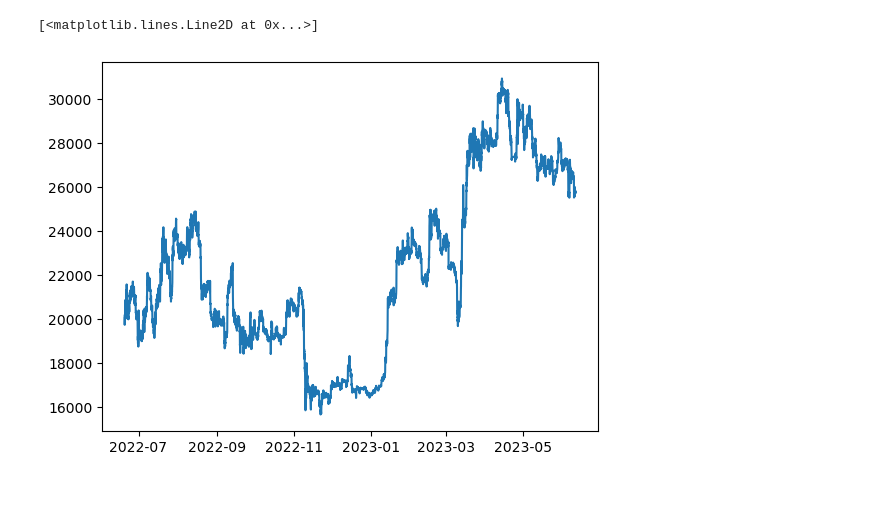
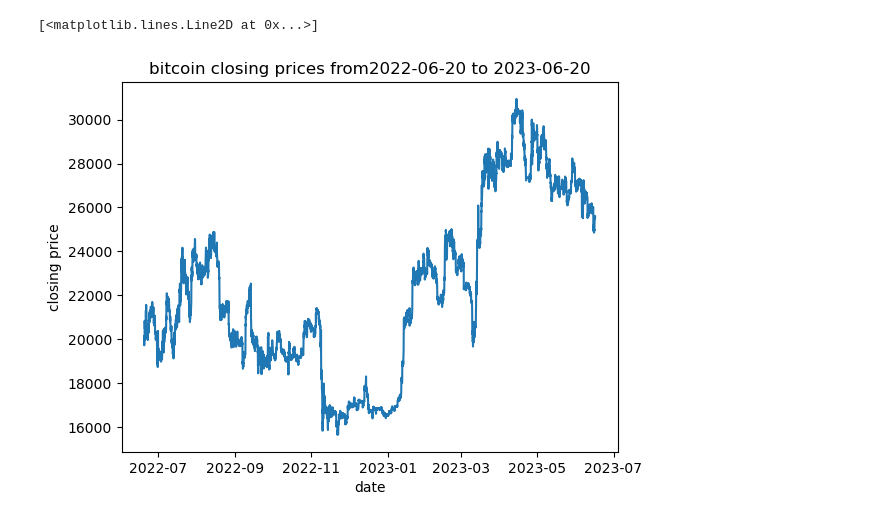
Before and after one commit to MohammadAsadolahi/Reinforcement-learning-algorithm-Deep-Q-learning-for-cryptocurrency-trading, a Jupyter notebook: deep-q-learning-for-cryptocurrency-trading.ipynb, the cells around one changed output. Cells and saved outputs as stored; diff of their text form; code cells hidden in the pictures; blank space fills up the shorter version.

Commit message:
Update deep-q-learning-for-cryptocurrency-trading.ipynb
action space generation has been added
plots metadata has been added

```diff
--- a/deep-q-learning-for-cryptocurrency-trading.ipynb
+++ b/deep-q-learning-for-cryptocurrency-trading.ipynb
@@ -32,15 +30,20 @@ Successfully installed multitasking-0.0.11 yfinance-0.2.20
 WARNING: Running pip as the 'root' user can result in broken permissions and conflicting behaviour with the system package manager. It is recommended to use a virtual environment instead: https://pip. ...
 # %%
 Crypto_name = ["BTC-USD"] # replace with other crypto currency e.g. "ETH-USD" 'XRP-USD' "LTC-USD"
+start_date="2022-06-20"
+end_date='2023-06-20'
 closing_price=pd.DataFrame()
 for i in Crypto_name:
     data= yf.Ticker(i)
-    data = data.history(start="2022-06-20" , end='2023-06-20',interval="1h")
+    data = data.history(start=start_date , end=end_date,interval="1h")
     colse=pd.DataFrame(data.Close)
     closing_price[i] = colse
 # %%
 # plot the closing price changes in the given period
+plt.xlabel("date")
+plt.ylabel("closing price")
+plt.title(f"bitcoin closing prices from{start_date} to {end_date}")
 plt.plot(closing_price['BTC-USD'])
 # %% [output]
 [<matplotlib.lines.Line2D at 0x...>]
-[figure, old version]
+[figure, new version]
```
Also changed, not shown: parts of 2 cells of this notebook.
